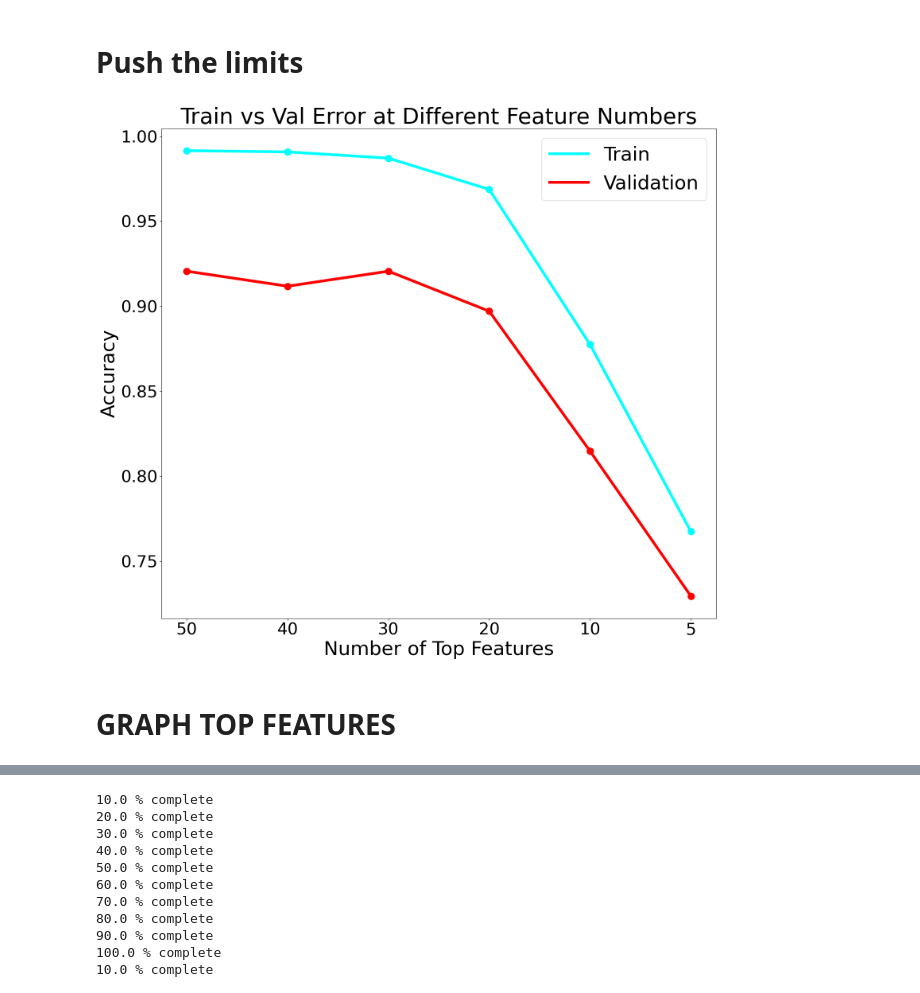
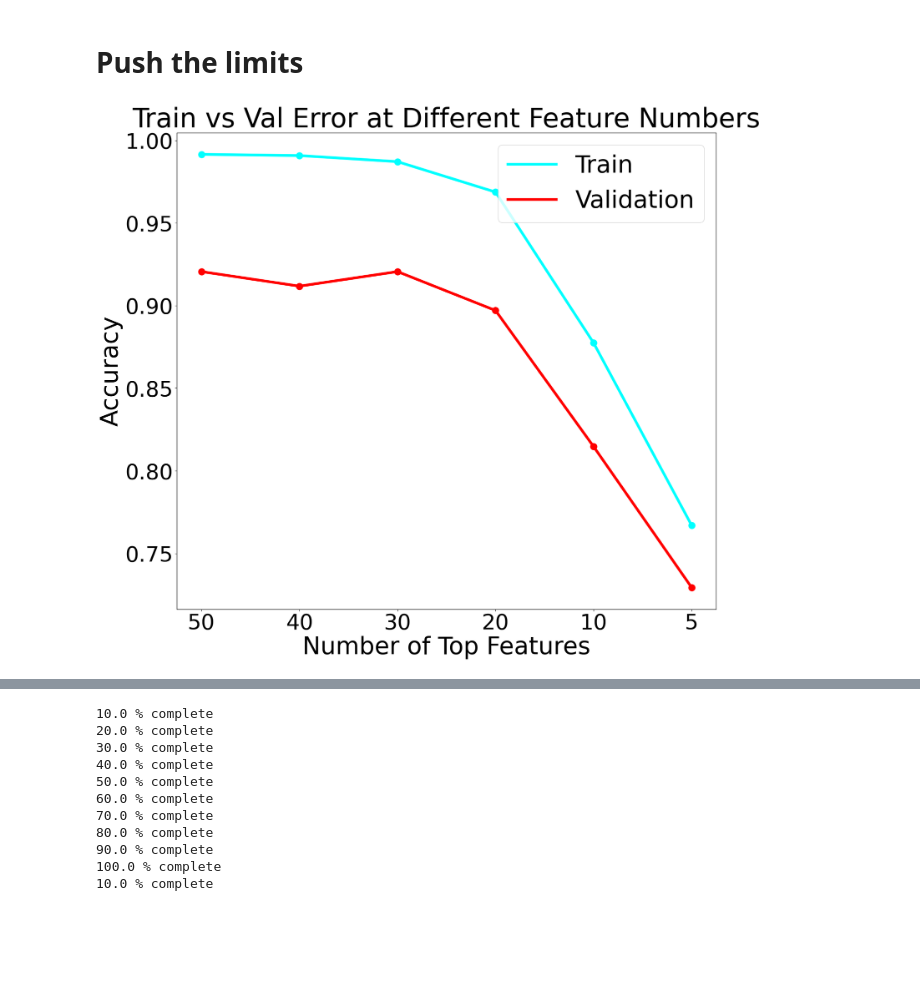
Before and after one commit to timothylindsey/Biola-Lawrence-Livermore-Project, a Jupyter notebook: Code/Feature Testing.ipynb, the cells around one changed output, grey strips where cells are left out. Saved outputs shown, nothing was run; the diff lists cells and outputs as text; code cells hidden in the pictures; blank space fills up the shorter version.

Commit message:
new graph

```diff
--- a/Code/Feature Testing.ipynb
+++ b/Code/Feature Testing.ipynb
@@ -306,38 +306,36 @@ for x in remove:
     col_idx_set = set(col_idx)
     zero_cols = list(col_idx_set - test_cols_set)
 
     train_temp_df.iloc[:, zero_cols] *= 0
     val_temp_df.iloc[:, zero_cols] *= 0
 
     Xtrain = train_temp_df.values
     Xval = val_temp_df.values
     accuracy_temp,_ = runBasicSVM(Xtrain,classTrain, Xval)
     in_samp_acc.append(accuracy_score(classTrain, accuracy_temp[0]))
     out_samp_acc.append(accuracy_score(classVal, accuracy_temp[1]))
 
     #print("Partition:", 100*dataSegments[i], "\b%, Train Err: ", avrErr[-1], "Val Err: ", avrErrVal[-1])
 
 ticks = [0,1,2,3,4,5]
 ax.scatter(ticks,in_samp_acc, color=colors[0],s=150)
 ax.scatter(ticks,out_samp_acc,  color=colors[1],s=150)
 ax.plot(in_samp_acc, color=colors[0],linewidth=5)
 ax.plot(out_samp_acc,  color=colors[1],linewidth=5)
 
 
-ax.set_title("Train vs Val Error at Different Feature Numbers", fontsize = 40)
+ax.set_title("Train vs Val Error at Different Feature Numbers", fontsize = 50)
 #ax[1].set_title("Val Error at Different Data Percentages", fontsize = 24)
 xlabels = ['0','50','40','30','20','10','5']
 
 ax.set_xticklabels(xlabels)
-ax.tick_params(axis='both', labelsize=30)
-ax.legend(["Train","Validation"],loc = 'upper right', fontsize = 35)
-ax.set_xlabel("Number of Top Features", fontsize = 35)
-ax.set_ylabel("Accuracy", fontsize = 35)
+ax.tick_params(axis='both', labelsize=40)
+ax.legend(["Train","Validation"],loc = 'upper right', fontsize = 45)
+ax.set_xlabel("Number of Top Features", fontsize = 45)
+ax.set_ylabel("Accuracy", fontsize = 45)
 plt.savefig("../Figures/TopFeaturesDrop.jpg", bbox_inches='tight')
 
 
     #print(temp_col_idx, len(temp_col_idx)
 # %% [output]
-[figure, old version]
+[figure, new version]
-# %% [markdown]
-# GRAPH TOP FEATURES
```
Also changed, not shown: parts of 7 cells of this notebook, 1 other file.
